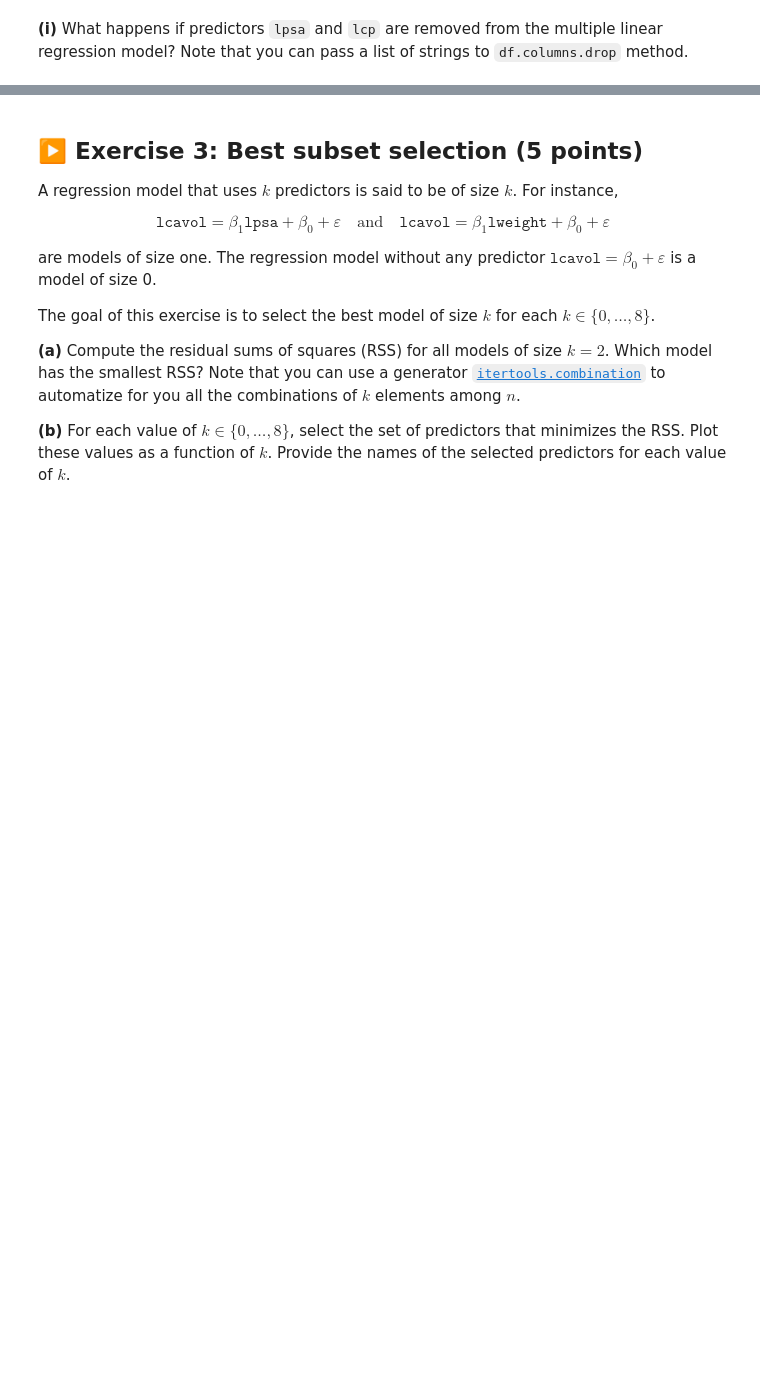
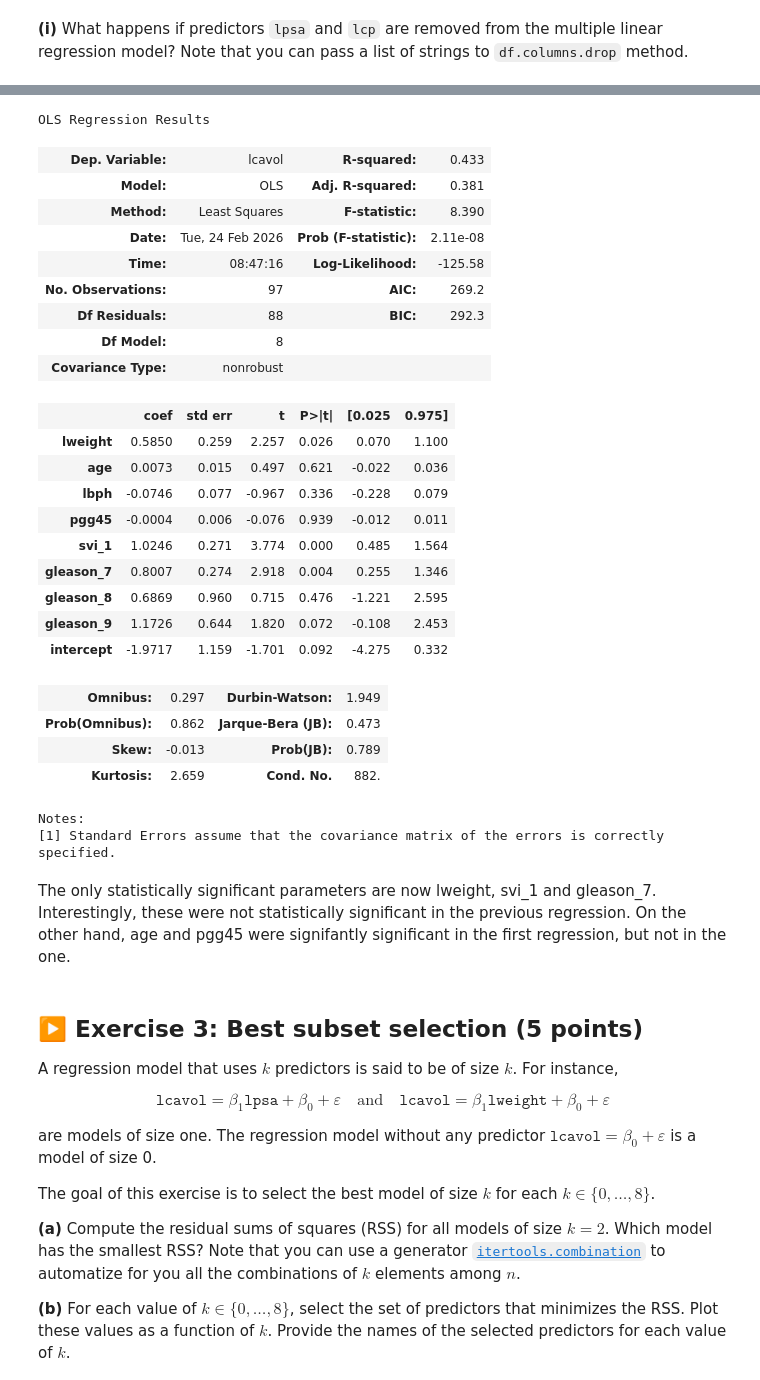
Before and after one commit to felixwl/isla, a Jupyter notebook: tp1/TP1/TP1.ipynb, the cells around one changed output, grey strips where cells are left out. Cells and saved outputs as stored; diff of their text form; code cells hidden in the pictures; blank space fills up the shorter version.

```diff
--- a/tp1/TP1/TP1.ipynb
+++ b/tp1/TP1/TP1.ipynb
@@ -367,3 +443,39 @@ LinAlgError: Last 2 dimensions of the array must be square
+# %%
+new_X = df_enc.drop(columns=['lcavol', "lpsa", "lcp"])
+
+new_model = sm.OLS(y, new_X)
+new_results = new_model.fit()
+new_results.summary()
+# results.summary()
+# %% [output]
+OLS Regression Results
+| Dep. Variable: | lcavol | R-squared: | 0.433 |
+| Model: | OLS | Adj. R-squared: | 0.381 |
+| Method: | Least Squares | F-statistic: | 8.390 |
+| Date: | Tue, 24 Feb 2026 | Prob (F-statistic): | 2.11e-08 |
+| Time: | 08:47:16 | Log-Likelihood: | -125.58 |
+| No. Observations: | 97 | AIC: | 269.2 |
+| Df Residuals: | 88 | BIC: | 292.3 |
+| Df Model: | 8 |  |  |
+| Covariance Type: | nonrobust |  |  |
+|  | coef | std err | t | P>|t| | [0.025 | 0.975] |
+| lweight | 0.5850 | 0.259 | 2.257 | 0.026 | 0.070 | 1.100 |
+| age | 0.0073 | 0.015 | 0.497 | 0.621 | -0.022 | 0.036 |
+| lbph | -0.0746 | 0.077 | -0.967 | 0.336 | -0.228 | 0.079 |
+| pgg45 | -0.0004 | 0.006 | -0.076 | 0.939 | -0.012 | 0.011 |
+| svi_1 | 1.0246 | 0.271 | 3.774 | 0.000 | 0.485 | 1.564 |
+| gleason_7 | 0.8007 | 0.274 | 2.918 | 0.004 | 0.255 | 1.346 |
+| gleason_8 | 0.6869 | 0.960 | 0.715 | 0.476 | -1.221 | 2.595 |
+| gleason_9 | 1.1726 | 0.644 | 1.820 | 0.072 | -0.108 | 2.453 |
+| intercept | -1.9717 | 1.159 | -1.701 | 0.092 | -4.275 | 0.332 |
+| Omnibus: | 0.297 | Durbin-Watson: | 1.949 |
+| Prob(Omnibus): | 0.862 | Jarque-Bera (JB): | 0.473 |
+| Skew: | -0.013 | Prob(JB): | 0.789 |
+| Kurtosis: | 2.659 | Cond. No. | 882. |
+Notes:
+[1] Standard Errors assume that the covariance matrix of the errors is correctly specified.
+# %% [markdown]
+The only statistically significant parameters are now lweight, svi_1 and gleason_7. Interestingly, these were not statistically significant in the previous regression. On the other hand, age and pgg45 were signifantly significant in the first regression, but not in the one.
 # %% [markdown]
 ## ▶️ Exercise 3: Best subset selection (5 points)
 
```
Also changed, not shown: parts of 17 cells of this notebook.
